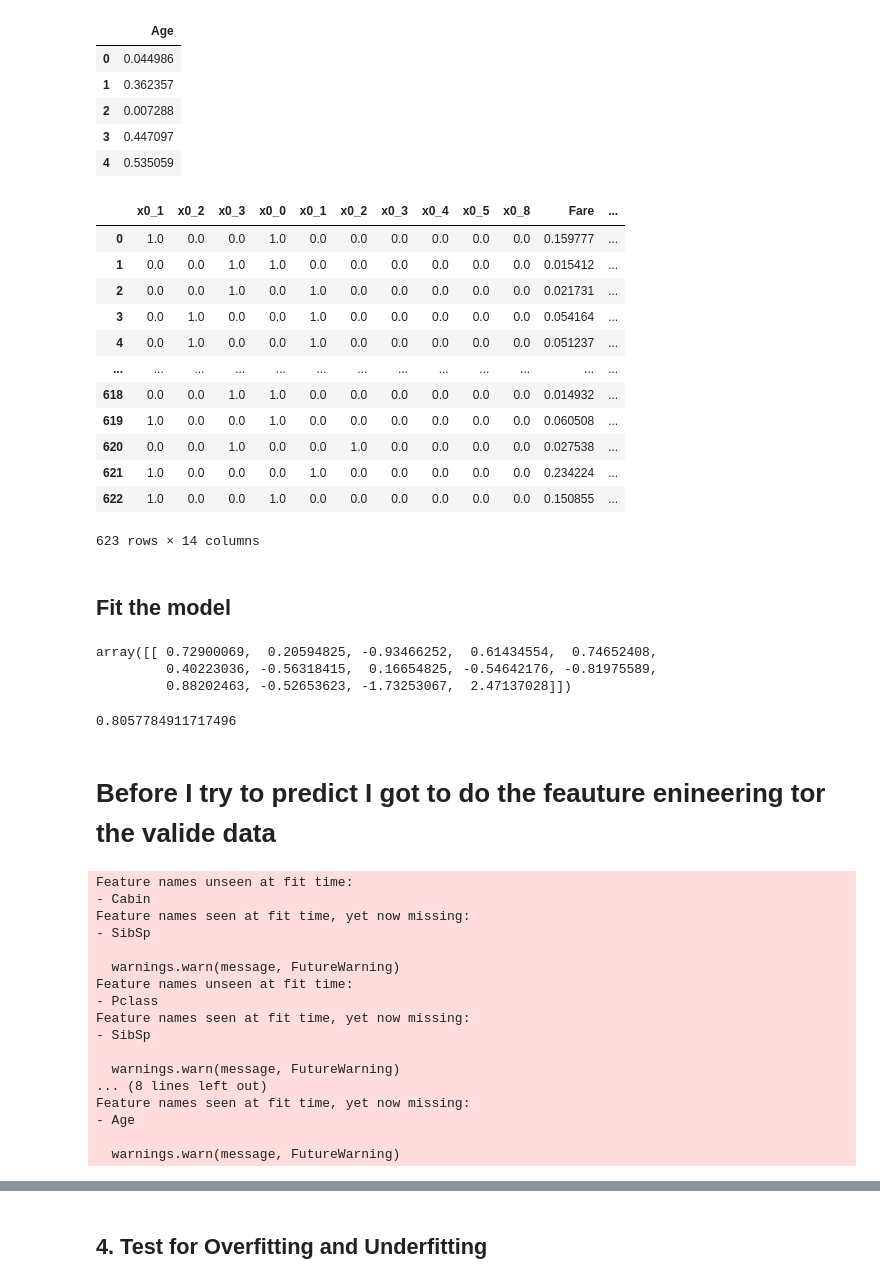
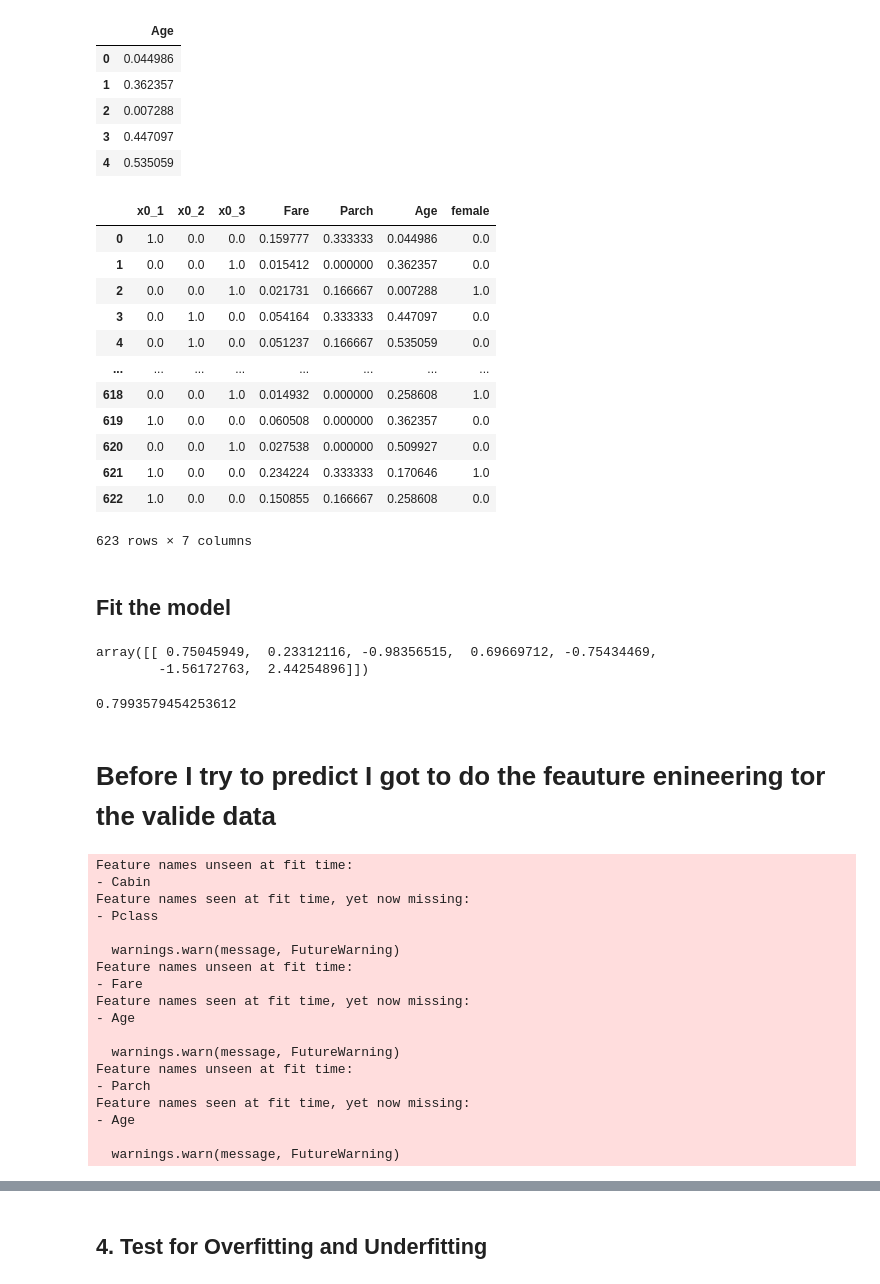
Before and after one commit to RosiNantis/Projects_from_Spiced_personal, a Jupyter notebook: Week_2/spiced_projects/Titanik_vers1.ipynb, the cells around one changed output, grey strips where cells are left out. Saved outputs shown, nothing was run; the diff lists cells and outputs as text; code cells hidden in the pictures.

```diff
--- a/Week_2/spiced_projects/Titanik_vers1.ipynb
+++ b/Week_2/spiced_projects/Titanik_vers1.ipynb
@@ -413,22 +388,22 @@ unmodified = X_train[['female']]
 # Change the binning of the problematic unmodified indexes
 unmodified.index = OHE_class.index
 # %%
-X_train = pd.concat([ OHE_class,OHE_sib, fare_scaled,parch_scaled,age_scaled,unmodified], axis=1) # I exclude the Frame OHE_Cabin
+X_train = pd.concat([ OHE_class, fare_scaled,parch_scaled,age_scaled,unmodified], axis=1) # I exclude the Frame OHE_Cabin
 X_train
 # %% [output]
-|  | x0_1 | x0_2 | x0_3 | x0_0 | x0_1 | x0_2 | x0_3 | x0_4 | x0_5 | x0_8 | Fare | ... |
-| 0 | 1.0 | 0.0 | 0.0 | 1.0 | 0.0 | 0.0 | 0.0 | 0.0 | 0.0 | 0.0 | 0.159777 | ... |
-| 1 | 0.0 | 0.0 | 1.0 | 1.0 | 0.0 | 0.0 | 0.0 | 0.0 | 0.0 | 0.0 | 0.015412 | ... |
-| 2 | 0.0 | 0.0 | 1.0 | 0.0 | 1.0 | 0.0 | 0.0 | 0.0 | 0.0 | 0.0 | 0.021731 | ... |
-| 3 | 0.0 | 1.0 | 0.0 | 0.0 | 1.0 | 0.0 | 0.0 | 0.0 | 0.0 | 0.0 | 0.054164 | ... |
-| 4 | 0.0 | 1.0 | 0.0 | 0.0 | 1.0 | 0.0 | 0.0 | 0.0 | 0.0 | 0.0 | 0.051237 | ... |
-| ... | ... | ... | ... | ... | ... | ... | ... | ... | ... | ... | ... | ... |
-| 618 | 0.0 | 0.0 | 1.0 | 1.0 | 0.0 | 0.0 | 0.0 | 0.0 | 0.0 | 0.0 | 0.014932 | ... |
-| 619 | 1.0 | 0.0 | 0.0 | 1.0 | 0.0 | 0.0 | 0.0 | 0.0 | 0.0 | 0.0 | 0.060508 | ... |
-| 620 | 0.0 | 0.0 | 1.0 | 0.0 | 0.0 | 1.0 | 0.0 | 0.0 | 0.0 | 0.0 | 0.027538 | ... |
-| 621 | 1.0 | 0.0 | 0.0 | 0.0 | 1.0 | 0.0 | 0.0 | 0.0 | 0.0 | 0.0 | 0.234224 | ... |
-| 622 | 1.0 | 0.0 | 0.0 | 1.0 | 0.0 | 0.0 | 0.0 | 0.0 | 0.0 | 0.0 | 0.150855 | ... |
+|  | x0_1 | x0_2 | x0_3 | Fare | Parch | Age | female |
+| 0 | 1.0 | 0.0 | 0.0 | 0.159777 | 0.333333 | 0.044986 | 0.0 |
+| 1 | 0.0 | 0.0 | 1.0 | 0.015412 | 0.000000 | 0.362357 | 0.0 |
+| 2 | 0.0 | 0.0 | 1.0 | 0.021731 | 0.166667 | 0.007288 | 1.0 |
+| 3 | 0.0 | 1.0 | 0.0 | 0.054164 | 0.333333 | 0.447097 | 0.0 |
+| 4 | 0.0 | 1.0 | 0.0 | 0.051237 | 0.166667 | 0.535059 | 0.0 |
+| ... | ... | ... | ... | ... | ... | ... | ... |
+| 618 | 0.0 | 0.0 | 1.0 | 0.014932 | 0.000000 | 0.258608 | 1.0 |
+| 619 | 1.0 | 0.0 | 0.0 | 0.060508 | 0.000000 | 0.362357 | 0.0 |
+| 620 | 0.0 | 0.0 | 1.0 | 0.027538 | 0.000000 | 0.509927 | 0.0 |
+| 621 | 1.0 | 0.0 | 0.0 | 0.234224 | 0.333333 | 0.170646 | 1.0 |
+| 622 | 1.0 | 0.0 | 0.0 | 0.150855 | 0.166667 | 0.258608 | 0.0 |
-623 rows × 14 columns
+623 rows × 7 columns
 # %% [markdown]
 ## Fit the model
 # %%
@@ -437,14 +412,13 @@ m.fit(X_train, y_train)                 # train the model -> find best coefficie
 
 m.coef_
 # %% [output]
-array([[ 0.72900069,  0.20594825, -0.93466252,  0.61434554,  0.74652408,
-         0.40223036, -0.56318415,  0.16654825, -0.54642176, -0.81975589,
-         0.88202463, -0.52653623, -1.73253067,  2.47137028]])
+array([[ 0.75045949,  0.23312116, -0.98356515,  0.69669712, -0.75434469,
+        -1.56172763,  2.44254896]])
 # %%
 # calculate the accuracy
 m.score(X_train, y_train)
 # %% [output]
-0.8057784911717496
+0.7993579454253612
 # %% [markdown]
 # Before I try to predict I got to do the feauture enineering tor the valide data
 # %%
@@ -470,13 +444,7 @@ OHE_cabin = pd.DataFrame(t_validation, columns=ohc.get_feature_names_out()) # it
 
 ###################
 
-cols_validation = X_validation[['SibSp']]
-t_validation = ohc.transform(cols_validation)  # result is a numpy array
-OHE_sib = pd.DataFrame(t_validation, columns=ohc.get_feature_names_out()) # it will give names to the new features instead of asigning 0, 1, 2, 3
 
-
-
-###################
 
 cols_validation = X_validation[['Pclass']]
 # cols.shape
@@ -511,25 +479,26 @@ age_scaled = pd.DataFrame(t, columns=cols.columns)
 
 unmodified = X_validation[['female']]
 unmodified.index = OHE_class.index
-X_validation = pd.concat([ OHE_class,OHE_sib,fare_scaled,parch_scaled,age_scaled ,unmodified], axis=1)
+X_validation = pd.concat([ OHE_class,fare_scaled,parch_scaled,age_scaled ,unmodified], axis=1)
 # %% [output]
 Feature names unseen at fit time:
 - Cabin
 Feature names seen at fit time, yet now missing:
-- SibSp
+- Pclass
 
   warnings.warn(message, FutureWarning)
 Feature names unseen at fit time:
-- Pclass
-Feature names seen at fit time, yet now missing:
-- SibSp
-
-  warnings.warn(message, FutureWarning)
-... (8 lines left out)
+- Fare
 Feature names seen at fit time, yet now missing:
 - Age
 
   warnings.warn(message, FutureWarning)
+Feature names unseen at fit time:
+- Parch
+Feature names seen at fit time, yet now missing:
+- Age
+
+  warnings.warn(message, FutureWarning)
 # %%
 X_validation.head(3)
 # %% [output]
```
Also changed, not shown: parts of 19 cells of this notebook, 5 other files.
